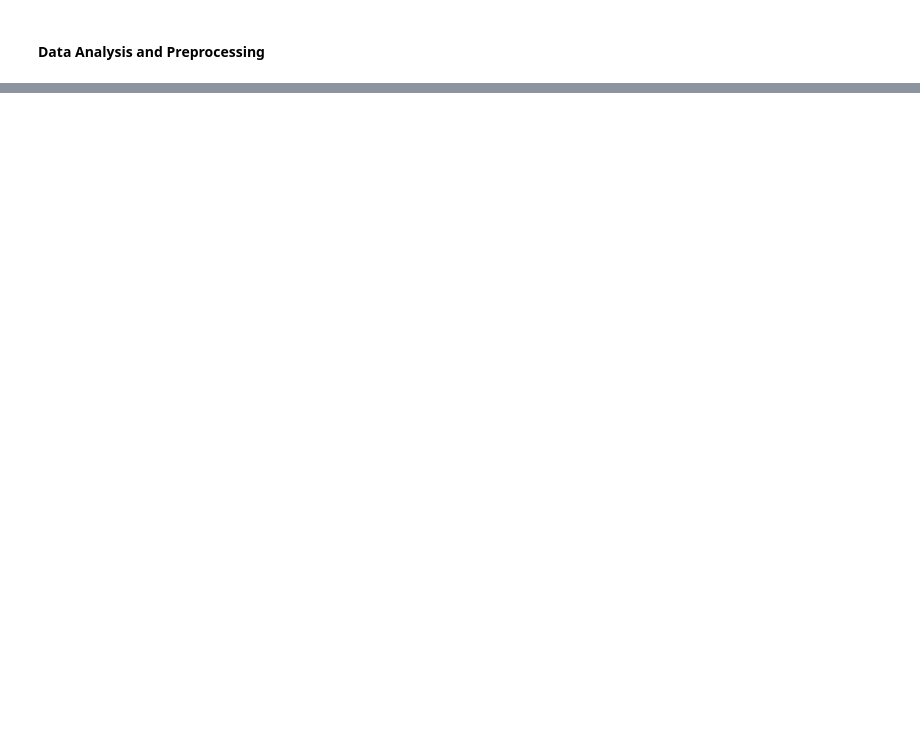
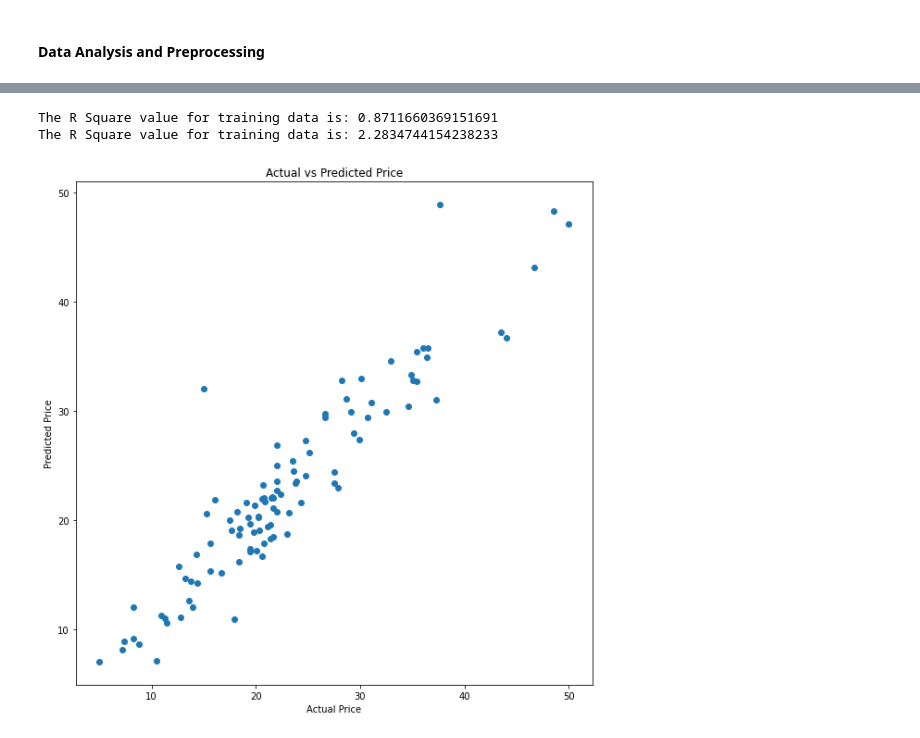
Before and after one commit to fa1zali/house_price_prediction_using_xgboost_regressor, a Jupyter notebook: house_price.ipynb, the cells around one changed output, grey strips where cells are left out. Saved outputs shown, nothing was run; the diff lists cells and outputs as text; code cells hidden in the pictures; blank space fills up the shorter version.

```diff
--- a/house_price.ipynb
+++ b/house_price.ipynb
@@ -41,0 +124,3 @@ house_data.head()
+# %%
+# splitting data training and testing
+X_train, X_test, Y_train, Y_test = train_test_split(X, Y, test_size=0.2, random_state=2)
@@ -41,0 +131,6 @@ house_data.head()
+# %%
+# load the model
+model = XGBRegressor()
+# %%
+# training the model
+model.fit(X_train, Y_train)
@@ -41,0 +175,25 @@ house_data.head()
+# %%
+# Accuracy for test data
+
+test_data_prediction = model.predict(X_test)
+
+# r square
+score1 = metrics.r2_score(Y_test, test_data_prediction)
+print(f"The R Square value for training data is: {score1}")
+
+# Mean absolute error
+score2 = metrics.mean_absolute_error(Y_test, test_data_prediction)
+print(f"The R Square value for training data is: {score2}")
+# %% [output]
+The R Square value for training data is: 0.8711660369151691
+The R Square value for training data is: 2.2834744154238233
+# %%
+# visualizing the actual vs the predicted price for test data
+plt.figure(figsize=(10,10))
+plt.scatter(Y_test, test_data_prediction)
+plt.xlabel('Actual Price')
+plt.ylabel('Predicted Price')
+plt.title("Actual vs Predicted Price")
+plt.show()
+# %% [output]
+[figure, added]
```
Also changed, not shown: parts of 19 cells of this notebook, 5 other files.
